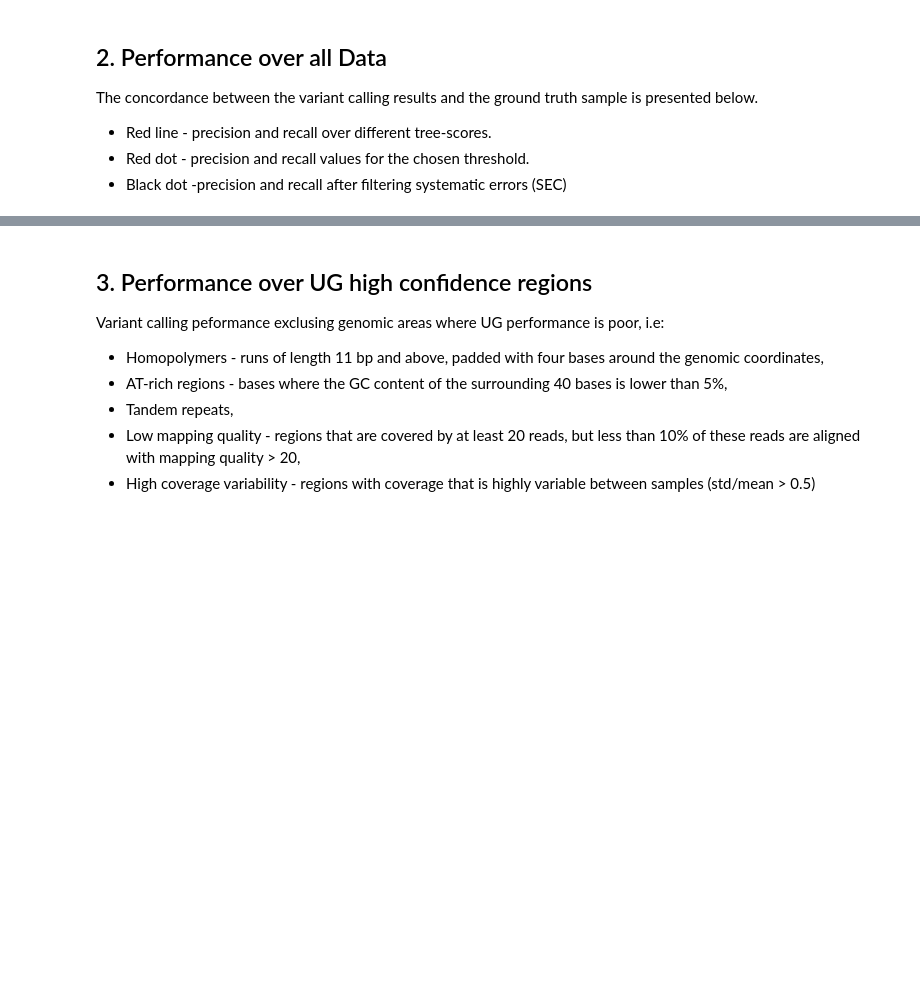
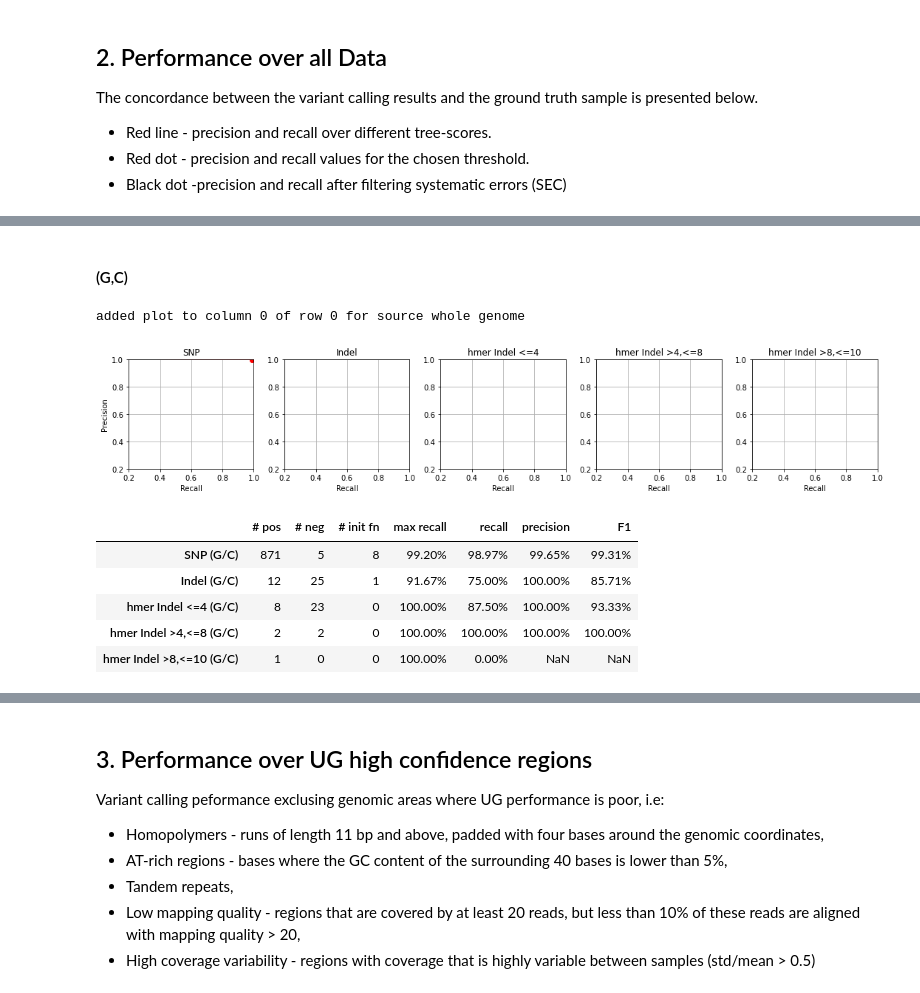
Before and after one commit to Ultimagen/VariantCalling, a Jupyter notebook: ugvc/reports/createVarReport.ipynb, the cells around one changed output, grey strips where cells are left out. Cells and saved outputs as stored; diff of their text form; code cells hidden in the pictures; blank space fills up the shorter version.

```diff
--- a/ugvc/reports/createVarReport.ipynb
+++ b/ugvc/reports/createVarReport.ipynb
@@ -153,0 +153,15 @@ display(df[['whole genome']])
+# %%
+if verbosity > 1:
+    display(Markdown(f"#### (G,C)"))
+    categories = ['SNP', 'Indel', 'hmer Indel <=4', 'hmer Indel >4,<=8', 'hmer Indel >8,<=10']
+    gc_df = report_utils.base_stratification_analysis(data, categories,('G', 'C'))
+# %% [output]
+#### (G,C)
+added plot to column 0 of row 0 for source whole genome
+[figure, added]
+|  | # pos | # neg | # init fn | max recall | recall | precision | F1 |
+| SNP (G/C) | 871 | 5 | 8 | 99.20% | 98.97% | 99.65% | 99.31% |
+| Indel (G/C) | 12 | 25 | 1 | 91.67% | 75.00% | 100.00% | 85.71% |
+| hmer Indel <=4 (G/C) | 8 | 23 | 0 | 100.00% | 87.50% | 100.00% | 93.33% |
+| hmer Indel >4,<=8 (G/C) | 2 | 2 | 0 | 100.00% | 100.00% | 100.00% | 100.00% |
+| hmer Indel >8,<=10 (G/C) | 1 | 0 | 0 | 100.00% | 0.00% | NaN | NaN |
```
Also changed, not shown: parts of 33 cells of this notebook, 4 other files.
